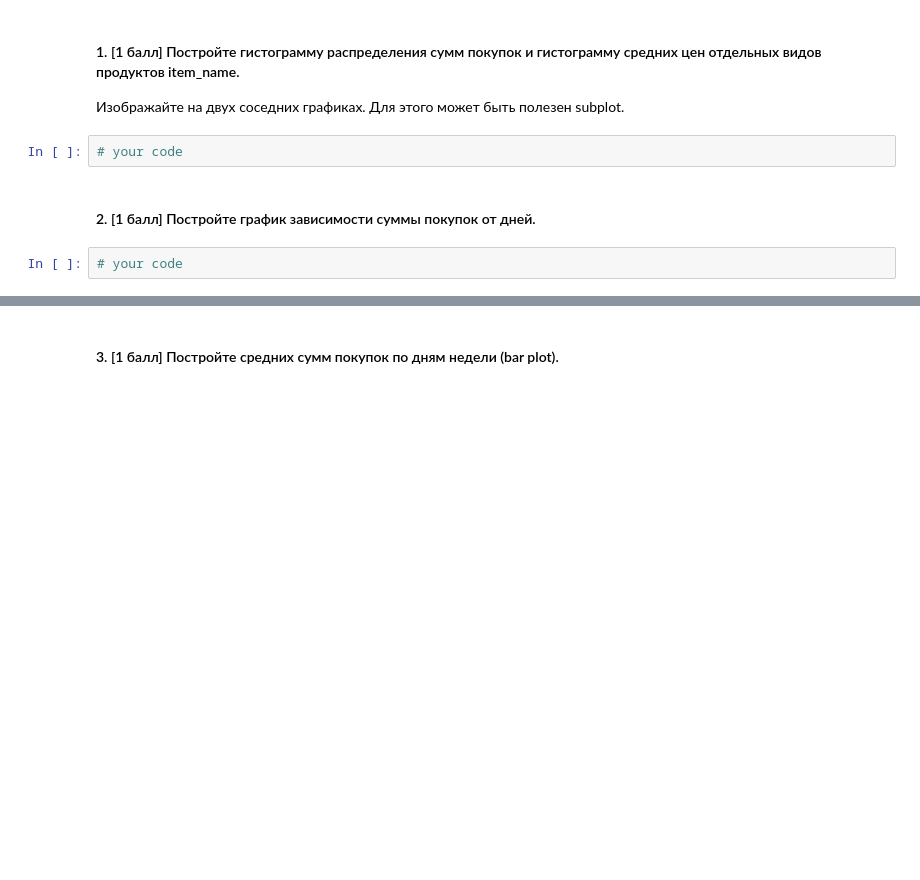
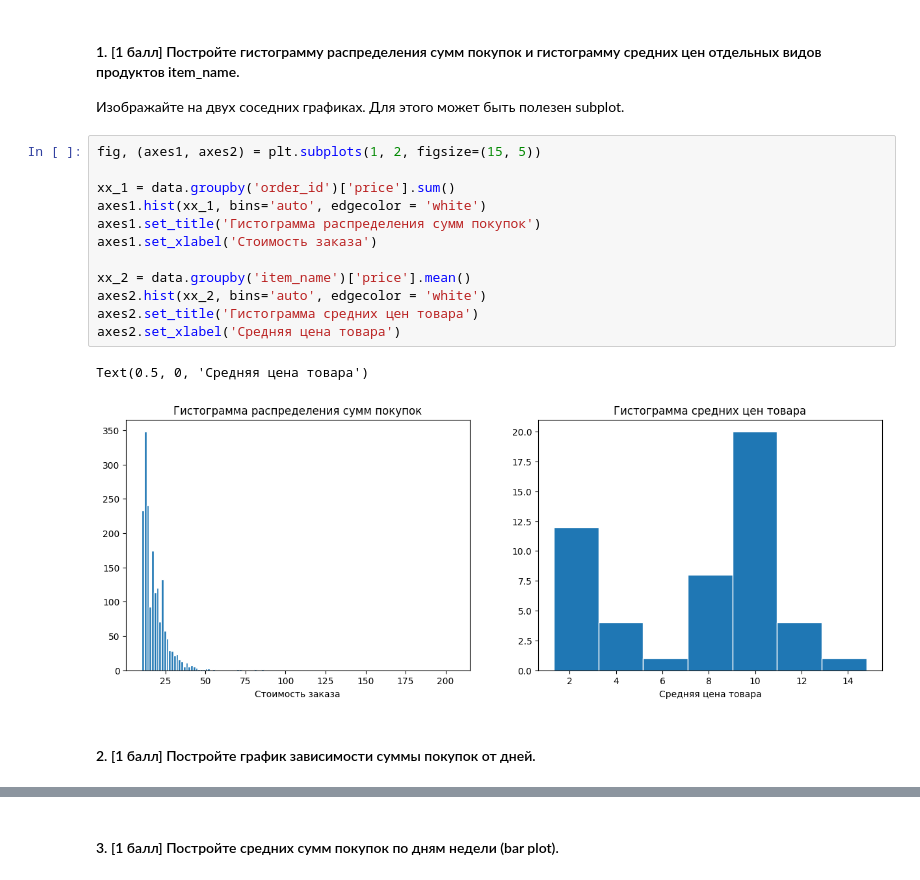
Before and after one commit to dgevseljev/MachineLearning2023, a Jupyter notebook: homework-practice-01-pandas.ipynb, the cells around one changed output, grey strips where cells are left out. Saved outputs shown, nothing was run; the diff lists cells and outputs as text; blank space fills up the shorter version.

```diff
--- a/homework-practice-01-pandas.ipynb
+++ b/homework-practice-01-pandas.ipynb
@@ -420,9 +458,20 @@ df['date'] = df.order_id.map(dates['date'])
 #### 1. [1 балл] Постройте гистограмму распределения сумм покупок и гистограмму средних цен отдельных видов продуктов item_name.
 
 Изображайте на двух соседних графиках. Для этого может быть полезен subplot.
-# %%
-# your code
+# %%
+fig, (axes1, axes2) = plt.subplots(1, 2, figsize=(15, 5))
+
+xx_1 = data.groupby('order_id')['price'].sum()
+axes1.hist(xx_1, bins='auto', edgecolor = 'white')
+axes1.set_title('Гистограмма распределения сумм покупок')
+axes1.set_xlabel('Стоимость заказа')
+
+xx_2 = data.groupby('item_name')['price'].mean()
+axes2.hist(xx_2, bins='auto', edgecolor = 'white')
+axes2.set_title('Гистограмма средних цен товара')
+axes2.set_xlabel('Средняя цена товара')
+# %% [output]
+Text(0.5, 0, 'Средняя цена товара')
+[figure, added]
 # %% [markdown]
 #### 2. [1 балл] Постройте график зависимости суммы покупок от дней.
-# %%
-# your code
```
Also changed, not shown: parts of 17 cells of this notebook.
